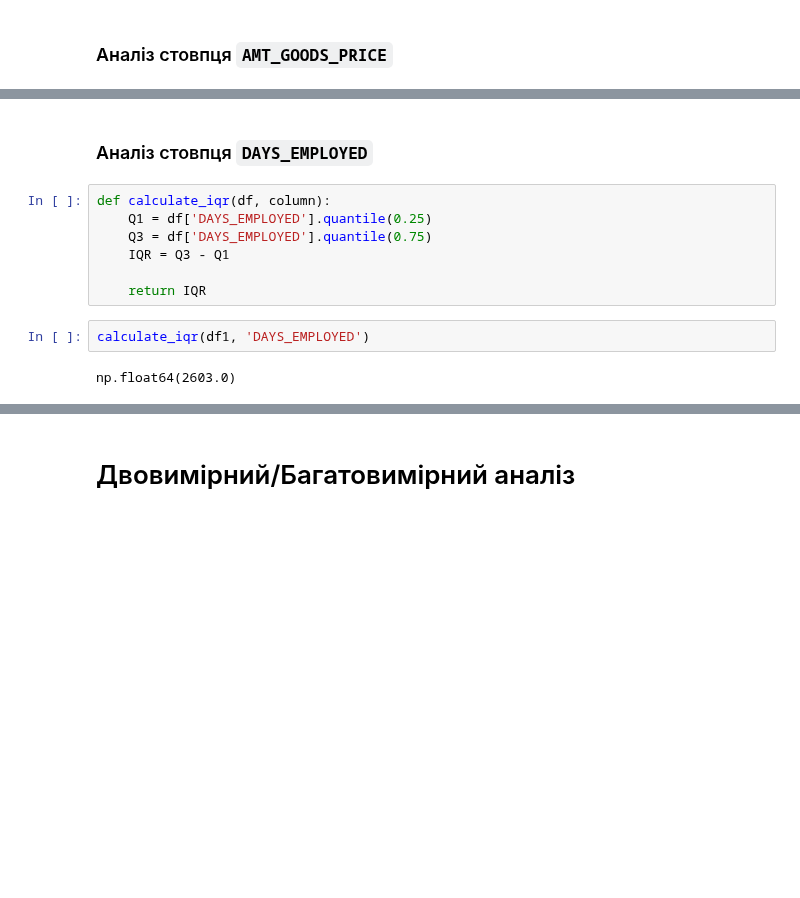
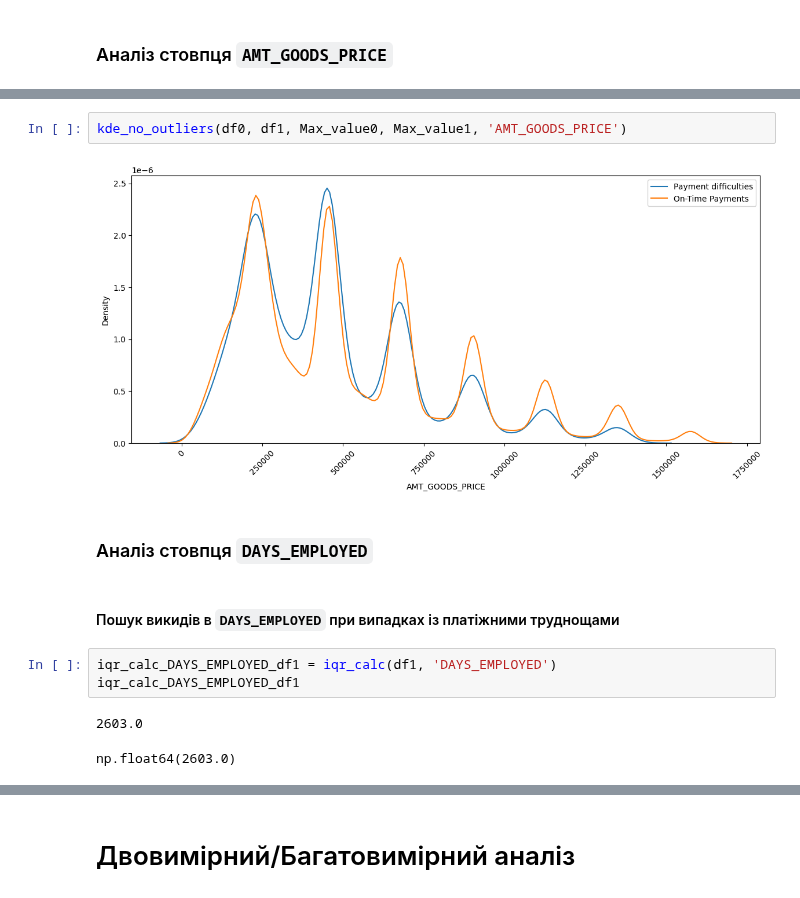
Before and after one commit to inna1999-pl/python_for_ds_tasks, a Jupyter notebook: Machine learning. New course/HW_1_2_Credit_EDA.ipynb, the cells around one changed output, grey strips where cells are left out. Cells and saved outputs as stored; diff of their text form; blank space fills up the shorter version.

```diff
--- a/Machine learning. New course/HW_1_2_Credit_EDA.ipynb
+++ b/Machine learning. New course/HW_1_2_Credit_EDA.ipynb
@@ -2030,13 +2085,14 @@ np.float64(436500.0)
+# %%
+kde_no_outliers(df0, df1, Max_value0, Max_value1, 'AMT_GOODS_PRICE')
+# %% [output]
+[figure, added]
 # %% [markdown]
 ### Аналіз стовпця `DAYS_EMPLOYED`
-# %%
-def calculate_iqr(df, column):
-    Q1 = df['DAYS_EMPLOYED'].quantile(0.25)
-    Q3 = df['DAYS_EMPLOYED'].quantile(0.75)
-    IQR = Q3 - Q1
-
-    return IQR
+# %% [markdown]
+#### Пошук викидів в `DAYS_EMPLOYED` при випадках із платіжними труднощами
 # %%
-calculate_iqr(df1, 'DAYS_EMPLOYED')
+iqr_calc_DAYS_EMPLOYED_df1 = iqr_calc(df1, 'DAYS_EMPLOYED')
+iqr_calc_DAYS_EMPLOYED_df1
 # %% [output]
-np.float64(2603.0)
+2603.0
+np.float64(2603.0)
```
Also changed, not shown: parts of 22 cells of this notebook.
